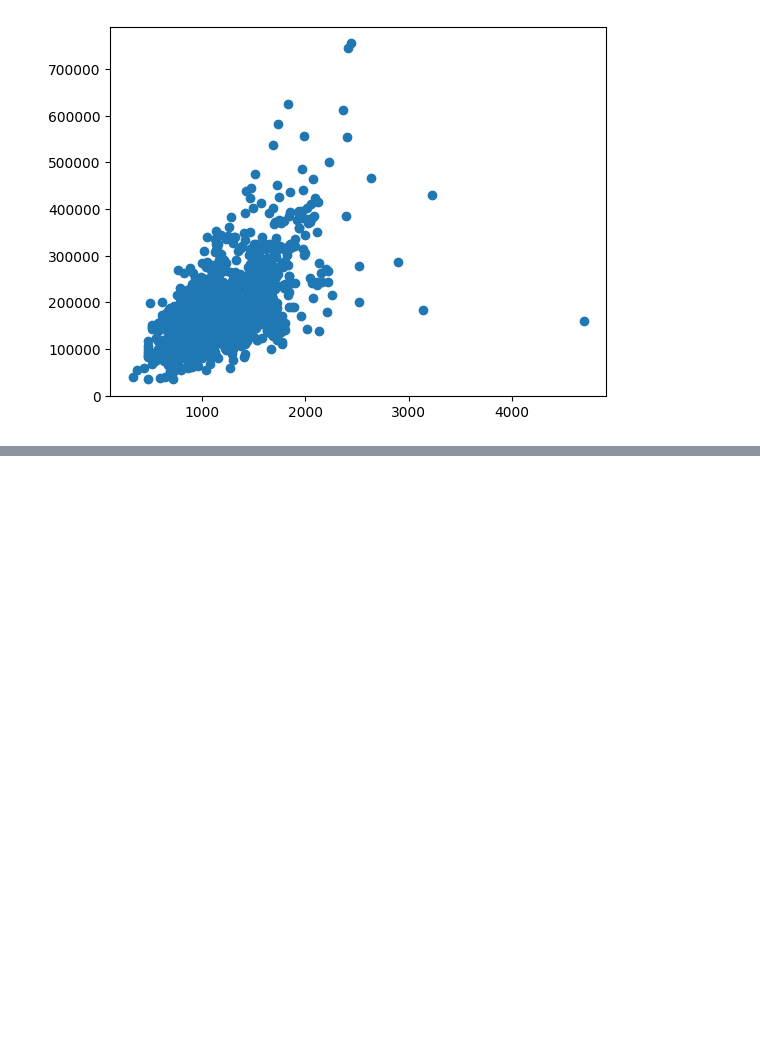
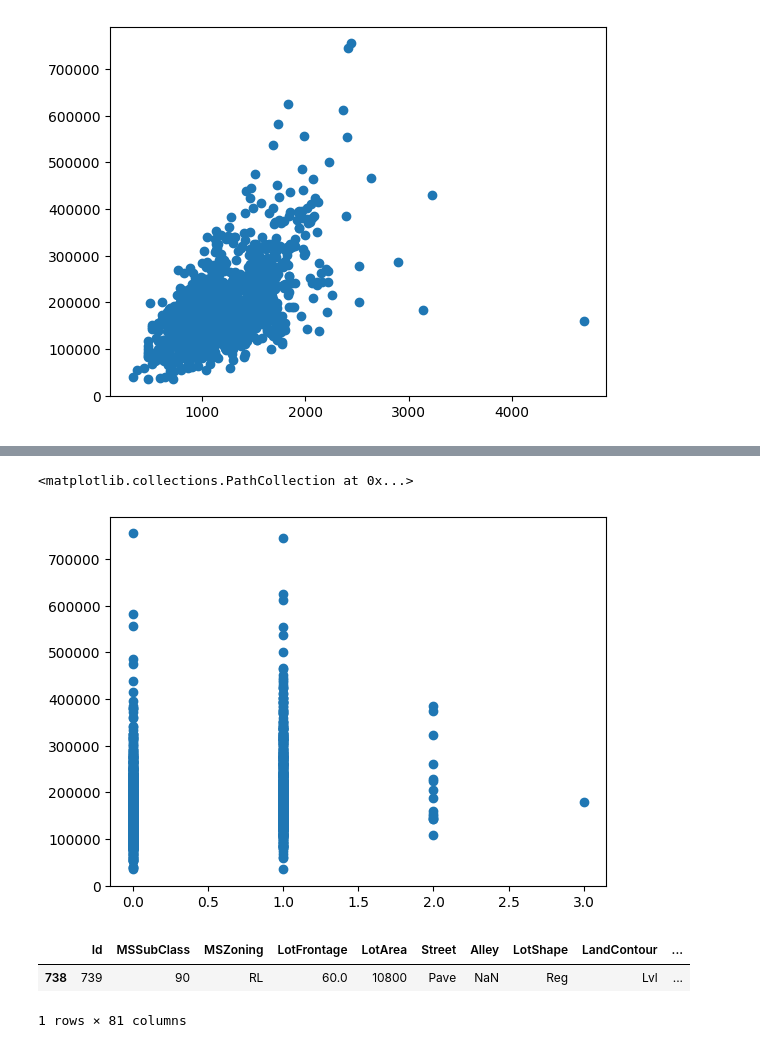
Before and after one commit to Roymero/house-price-prediction, a Jupyter notebook: model.ipynb, the cells around one changed output, grey strips where cells are left out. Saved outputs shown, nothing was run; the diff lists cells and outputs as text; code cells hidden in the pictures; blank space fills up the shorter version.

Commit message:
finished outlier removal

```diff
--- a/model.ipynb
+++ b/model.ipynb
@@ -277,0 +297,15 @@ plt.scatter(x='1stFlrSF', y='SalePrice', data=train_dataframe)
+# %%
+# BsmtFullBath: Basement full bathrooms
+plt.scatter(x='BsmtFullBath', y='SalePrice', data=train_dataframe)
+# %% [output]
+<matplotlib.collections.PathCollection at 0x...>
+[figure, added]
+# %%
+# One outlier to the right
+train_dataframe.query('BsmtFullBath == 3')
+
+# Drop: 739
+# %% [output]
+|  | Id | MSSubClass | MSZoning | LotFrontage | LotArea | Street | Alley | LotShape | LandContour | ... |
+| 738 | 739 | 90 | RL | 60.0 | 10800 | Pave | NaN | Reg | Lvl | ... |
+1 rows × 81 columns
```
Also changed, not shown: parts of 34 cells of this notebook.
